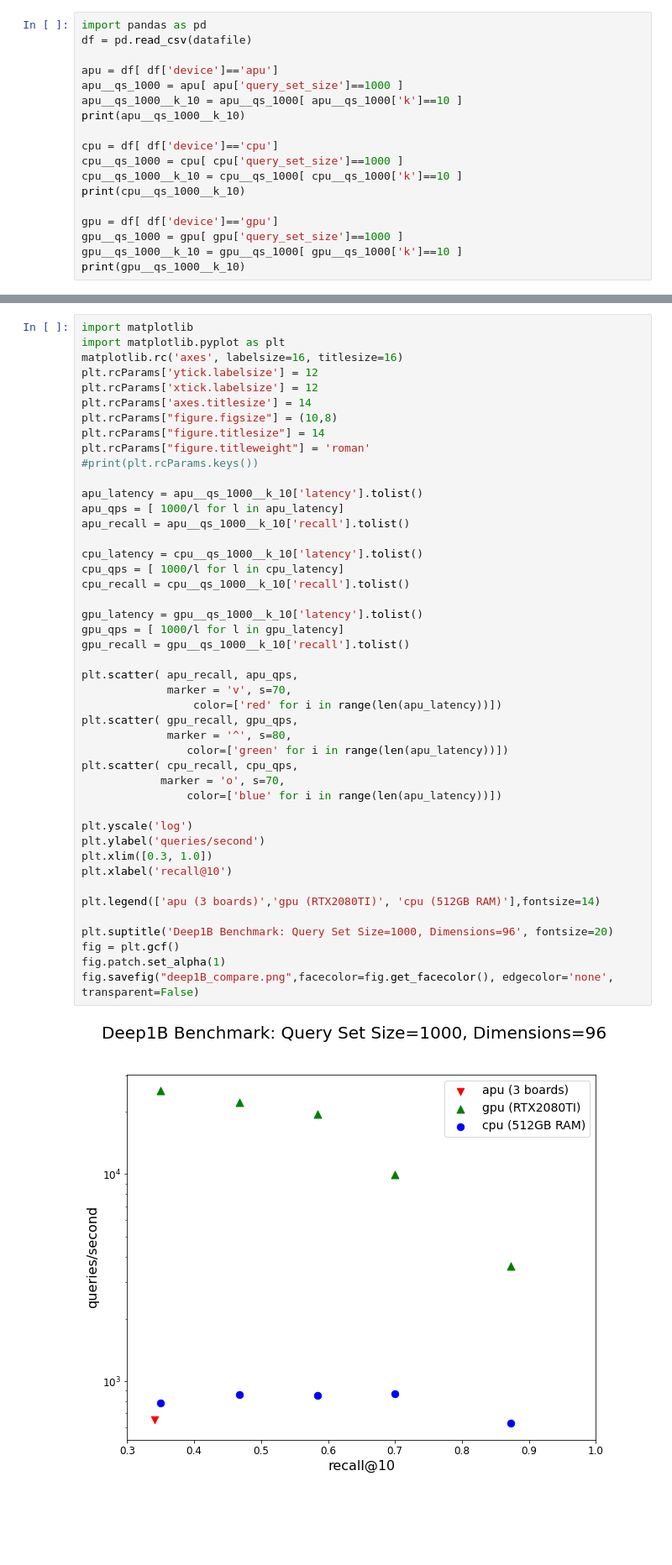
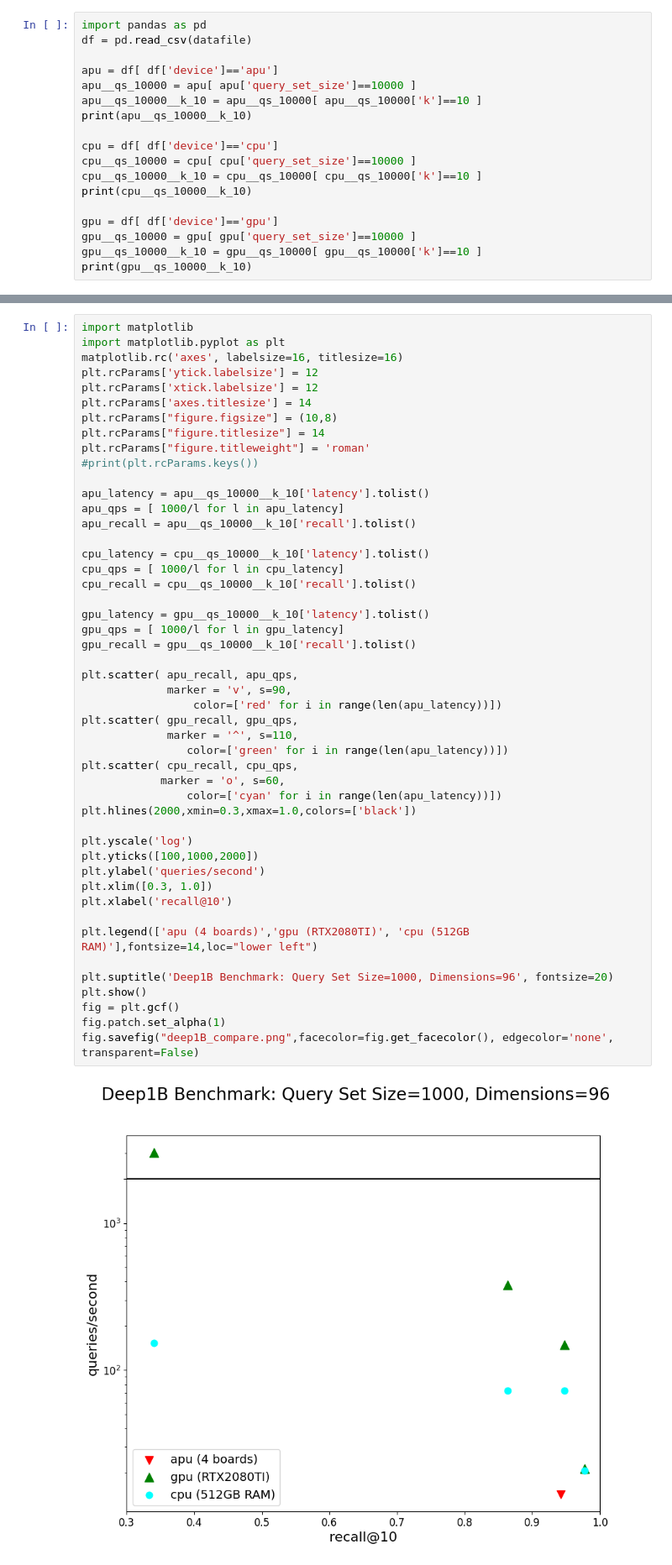
Before and after one commit to fractalsproject/Deep1B_Benchmark, a Jupyter notebook: Analyze.ipynb, the cells around one changed output, grey strips where cells are left out. Shown at 84% size. Saved outputs shown, nothing was run; the diff lists cells and outputs as text; blank space fills up the shorter version.

```diff
--- a/Analyze.ipynb
+++ b/Analyze.ipynb
@@ -6,17 +7,17 @@ import pandas as pd
 df = pd.read_csv(datafile)
 
 apu = df[ df['device']=='apu']
-apu__qs_1000 = apu[ apu['query_set_size']==1000 ]
-apu__qs_1000__k_10 = apu__qs_1000[ apu__qs_1000['k']==10 ]
-print(apu__qs_1000__k_10)
+apu__qs_10000 = apu[ apu['query_set_size']==10000 ]
+apu__qs_10000__k_10 = apu__qs_10000[ apu__qs_10000['k']==10 ]
+print(apu__qs_10000__k_10)
 
 cpu = df[ df['device']=='cpu']
-cpu__qs_1000 = cpu[ cpu['query_set_size']==1000 ]
-cpu__qs_1000__k_10 = cpu__qs_1000[ cpu__qs_1000['k']==10 ]
-print(cpu__qs_1000__k_10)
+cpu__qs_10000 = cpu[ cpu['query_set_size']==10000 ]
+cpu__qs_10000__k_10 = cpu__qs_10000[ cpu__qs_10000['k']==10 ]
+print(cpu__qs_10000__k_10)
 
 gpu = df[ df['device']=='gpu']
-gpu__qs_1000 = gpu[ gpu['query_set_size']==1000 ]
-gpu__qs_1000__k_10 = gpu__qs_1000[ gpu__qs_1000['k']==10 ]
-print(gpu__qs_1000__k_10)
+gpu__qs_10000 = gpu[ gpu['query_set_size']==10000 ]
+gpu__qs_10000__k_10 = gpu__qs_10000[ gpu__qs_10000['k']==10 ]
+print(gpu__qs_10000__k_10)
 # %% [output]
@@ -42,42 +41,45 @@ plt.rcParams['ytick.labelsize'] = 12
 plt.rcParams['xtick.labelsize'] = 12
 plt.rcParams['axes.titlesize'] = 14
 plt.rcParams["figure.figsize"] = (10,8)
 plt.rcParams["figure.titlesize"] = 14
 plt.rcParams["figure.titleweight"] = 'roman'
 #print(plt.rcParams.keys())
 
-apu_latency = apu__qs_1000__k_10['latency'].tolist()
+apu_latency = apu__qs_10000__k_10['latency'].tolist()
 apu_qps = [ 1000/l for l in apu_latency]
-apu_recall = apu__qs_1000__k_10['recall'].tolist()
+apu_recall = apu__qs_10000__k_10['recall'].tolist()
 
-cpu_latency = cpu__qs_1000__k_10['latency'].tolist()
+cpu_latency = cpu__qs_10000__k_10['latency'].tolist()
 cpu_qps = [ 1000/l for l in cpu_latency]
-cpu_recall = cpu__qs_1000__k_10['recall'].tolist()
+cpu_recall = cpu__qs_10000__k_10['recall'].tolist()
 
-gpu_latency = gpu__qs_1000__k_10['latency'].tolist()
+gpu_latency = gpu__qs_10000__k_10['latency'].tolist()
 gpu_qps = [ 1000/l for l in gpu_latency]
-gpu_recall = gpu__qs_1000__k_10['recall'].tolist()
+gpu_recall = gpu__qs_10000__k_10['recall'].tolist()
 
 plt.scatter( apu_recall, apu_qps,
-             marker = 'v', s=70,
+             marker = 'v', s=90,
                  color=['red' for i in range(len(apu_latency))])
 plt.scatter( gpu_recall, gpu_qps,
-             marker = '^', s=80,
+             marker = '^', s=110,
                 color=['green' for i in range(len(apu_latency))])
 plt.scatter( cpu_recall, cpu_qps,
-            marker = 'o', s=70,
-                color=['blue' for i in range(len(apu_latency))])
+            marker = 'o', s=60,
+                color=['cyan' for i in range(len(apu_latency))])
+plt.hlines(2000,xmin=0.3,xmax=1.0,colors=['black'])
 
 plt.yscale('log')
+plt.yticks([100,1000,2000])
 plt.ylabel('queries/second')
 plt.xlim([0.3, 1.0])
 plt.xlabel('recall@10')
 
-plt.legend(['apu (3 boards)','gpu (RTX2080TI)', 'cpu (512GB RAM)'],fontsize=14)
+plt.legend(['apu (4 boards)','gpu (RTX2080TI)', 'cpu (512GB RAM)'],fontsize=14,loc="lower left")
 
 plt.suptitle('Deep1B Benchmark: Query Set Size=1000, Dimensions=96', fontsize=20)
+plt.show()
 fig = plt.gcf()
 fig.patch.set_alpha(1)
 fig.savefig("deep1B_compare.png",facecolor=fig.get_facecolor(), edgecolor='none', transparent=False)
 # %% [output]
-[figure, old version]
+[figure, new version]
```
Also changed, not shown: parts of 2 cells of this notebook, 1 other file.
